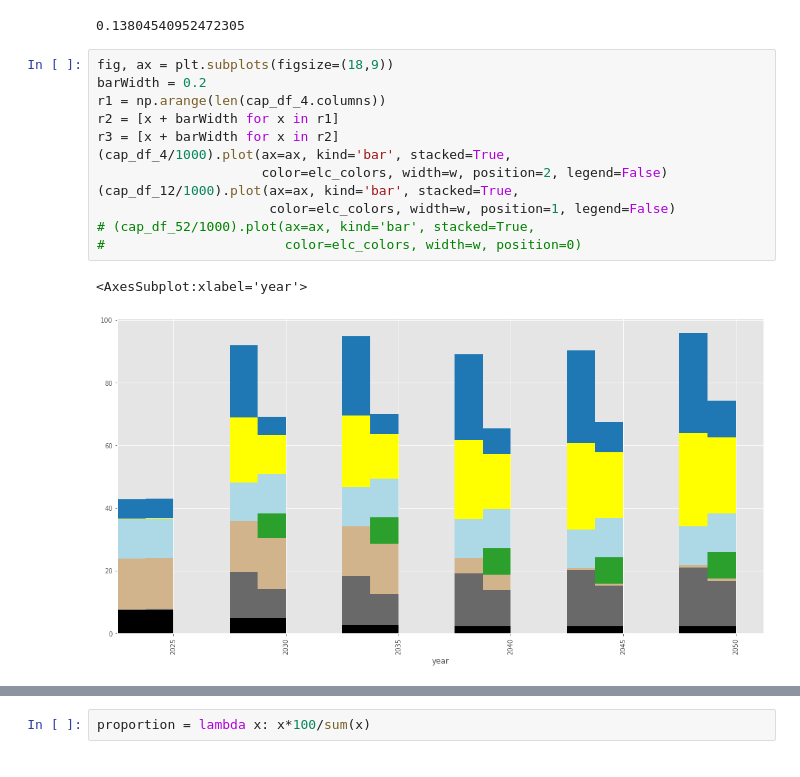
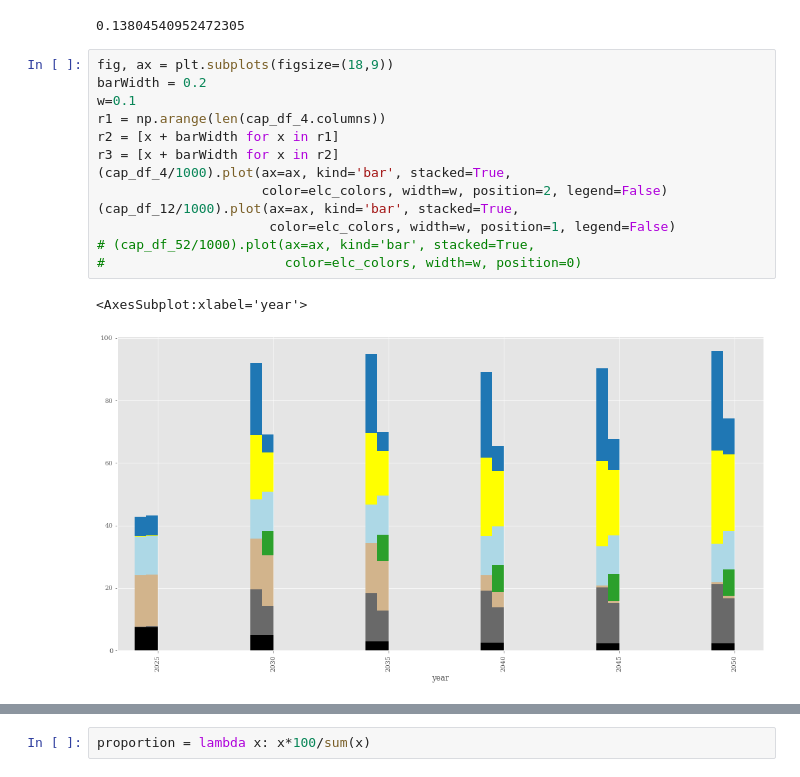
Before and after one commit to samgdotson/2021-dotson-ms, a Jupyter notebook: illinois_time_resolution.ipynb, the cells around one changed output, grey strips where cells are left out. Saved outputs shown, nothing was run; the diff lists cells and outputs as text.

Commit message:
adds plots to notebooks

```diff
--- a/illinois_time_resolution.ipynb
+++ b/illinois_time_resolution.ipynb
@@ -119,18 +119,19 @@ cc30_ofv / demand / 1e6 # dollars per kWh
 # %%
 fig, ax = plt.subplots(figsize=(18,9))
 barWidth = 0.2
+w=0.1
 r1 = np.arange(len(cap_df_4.columns))
 r2 = [x + barWidth for x in r1]
 r3 = [x + barWidth for x in r2]
 (cap_df_4/1000).plot(ax=ax, kind='bar', stacked=True,
                      color=elc_colors, width=w, position=2, legend=False)
 (cap_df_12/1000).plot(ax=ax, kind='bar', stacked=True,
                       color=elc_colors, width=w, position=1, legend=False)
 # (cap_df_52/1000).plot(ax=ax, kind='bar', stacked=True,
 #                       color=elc_colors, width=w, position=0)
 # %% [output]
 <AxesSubplot:xlabel='year'>
-[figure, old version]
+[figure, new version]
 # %%
 fig, ax = plt.subplots(figsize=(12,9))
 w=0.1
```
Also changed, not shown: parts of 10 cells of this notebook, 4 other files.
